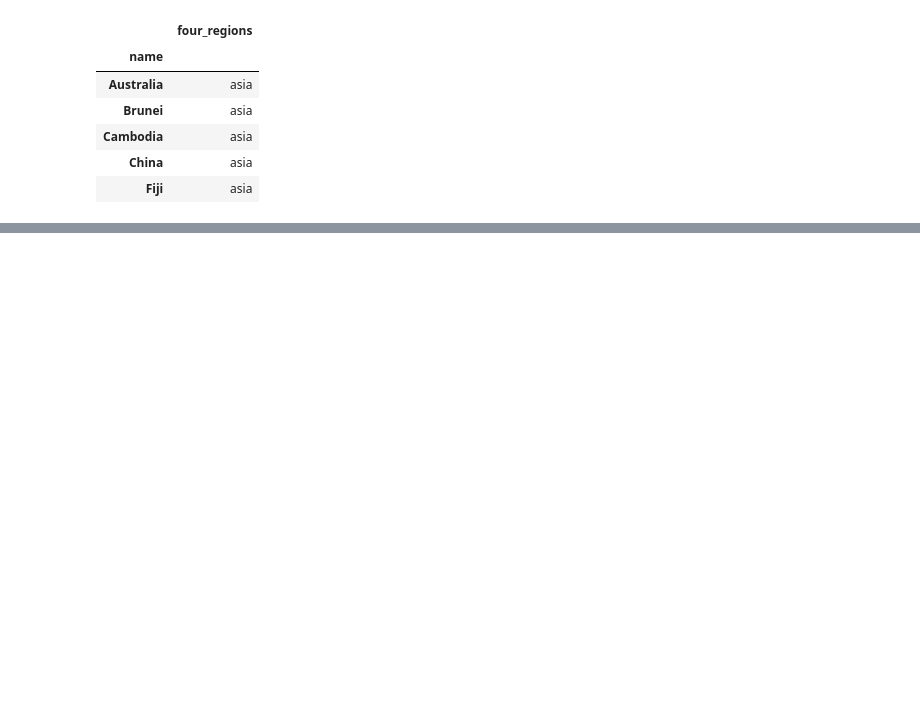
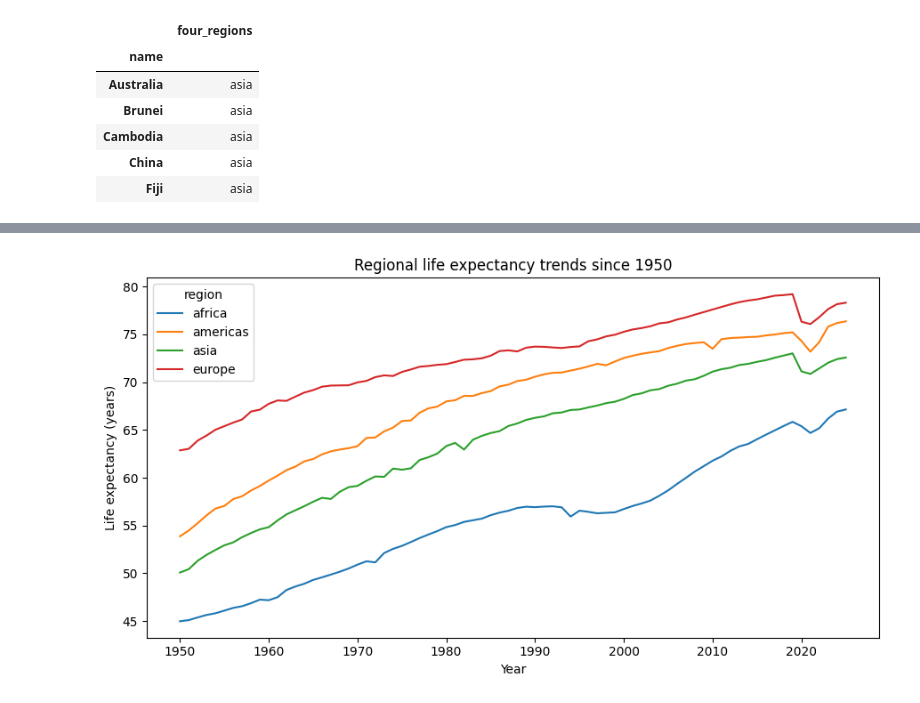
Before and after one commit to matteovhaxt/data-science-report, a Jupyter notebook: question_1/main.ipynb, the cells around one changed output, grey strips where cells are left out. Saved outputs shown, nothing was run; the diff lists cells and outputs as text; code cells hidden in the pictures; blank space fills up the shorter version.

```diff
--- a/question_1/main.ipynb
+++ b/question_1/main.ipynb
@@ -75,0 +102,11 @@ Text(0, 0.5, 'Life exp (2020)')
+# %%
+# plot baseline life expectancy trend per region since 1950
+plt.figure(figsize=(9, 5))
+sns.lineplot(data=regional, x="year", y="lex", hue="region")
+plt.gca().xaxis.set_major_locator(MultipleLocator(10))
+plt.xlabel("Year")
+plt.ylabel("Life expectancy (years)")
+plt.title("Regional life expectancy trends since 1950")
+plt.tight_layout()
+# %% [output]
+[figure, added]
```
Also changed, not shown: parts of 6 cells of this notebook.
